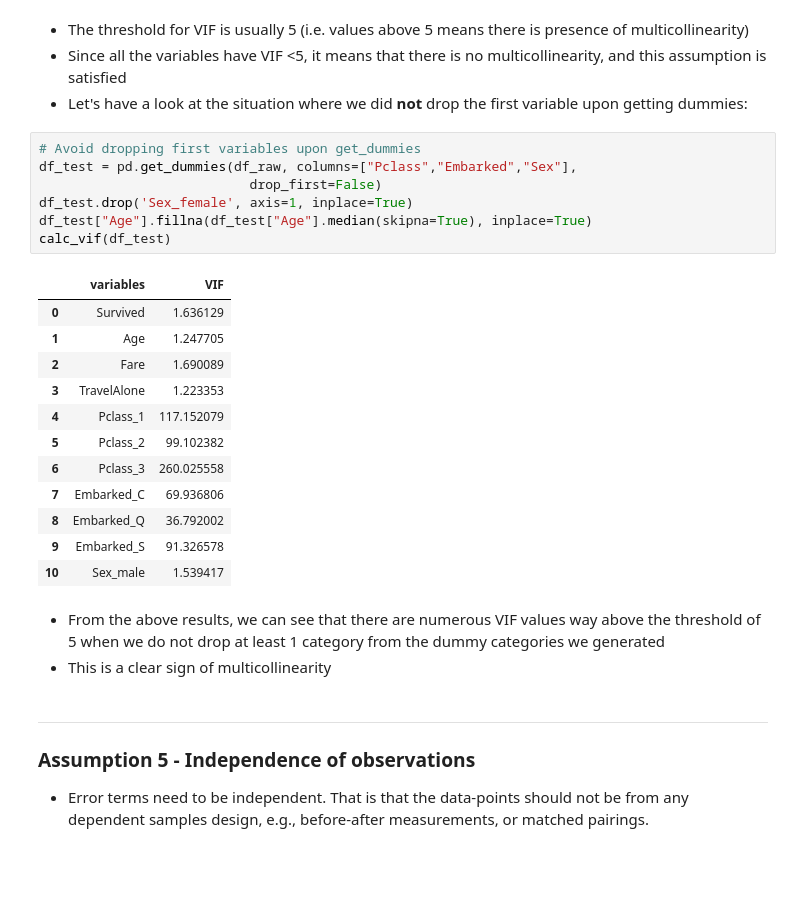
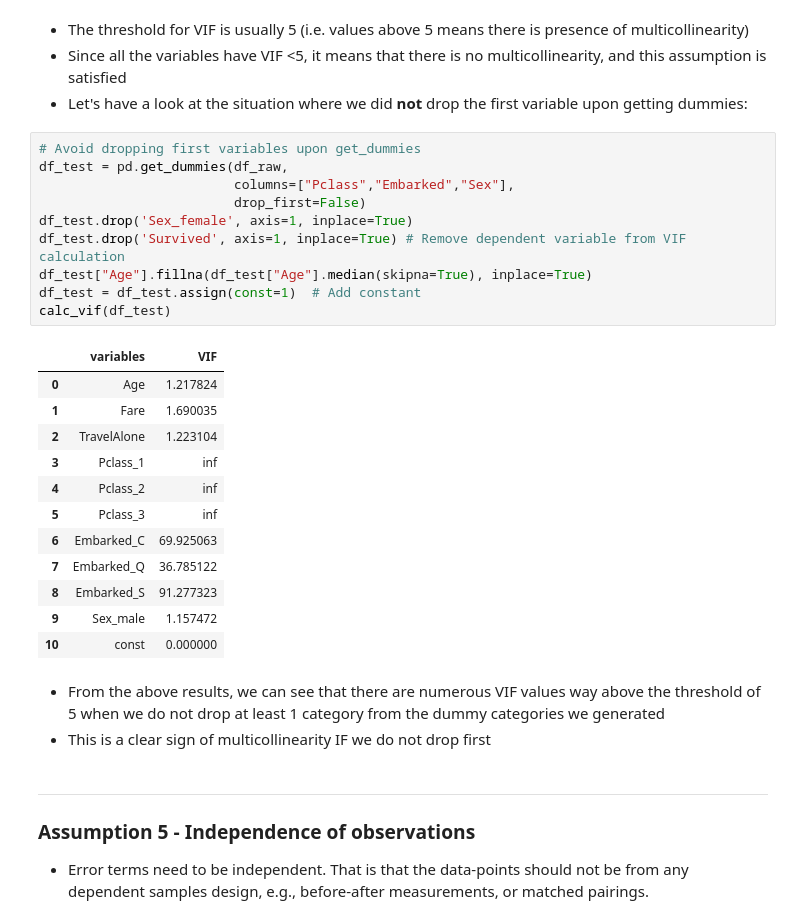
Before and after one commit to kennethleungty/Logistic-Regression-Assumptions, a Jupyter notebook: Logistic_Regression_Assumptions.ipynb, the cells around one changed output. Cells and saved outputs as stored; diff of their text form; blank space fills up the shorter version.

```diff
--- a/Logistic_Regression_Assumptions.ipynb
+++ b/Logistic_Regression_Assumptions.ipynb
@@ -396,27 +395,30 @@ calc_vif(df_titanic)
 - Let's have a look at the situation where we did **not** drop the first variable upon getting dummies:
 # %%
 # Avoid dropping first variables upon get_dummies
-df_test = pd.get_dummies(df_raw, columns=["Pclass","Embarked","Sex"],
-                           drop_first=False)
+df_test = pd.get_dummies(df_raw,
+                         columns=["Pclass","Embarked","Sex"],
+                         drop_first=False)
 df_test.drop('Sex_female', axis=1, inplace=True)
+df_test.drop('Survived', axis=1, inplace=True) # Remove dependent variable from VIF calculation
 df_test["Age"].fillna(df_test["Age"].median(skipna=True), inplace=True)
+df_test = df_test.assign(const=1)  # Add constant
 calc_vif(df_test)
 # %% [output]
 |  | variables | VIF |
-| 0 | Survived | 1.636129 |
-| 1 | Age | 1.247705 |
-| 2 | Fare | 1.690089 |
-| 3 | TravelAlone | 1.223353 |
-| 4 | Pclass_1 | 117.152079 |
-| 5 | Pclass_2 | 99.102382 |
-| 6 | Pclass_3 | 260.025558 |
-| 7 | Embarked_C | 69.936806 |
-| 8 | Embarked_Q | 36.792002 |
-| 9 | Embarked_S | 91.326578 |
-| 10 | Sex_male | 1.539417 |
+| 0 | Age | 1.217824 |
+| 1 | Fare | 1.690035 |
+| 2 | TravelAlone | 1.223104 |
+| 3 | Pclass_1 | inf |
+| 4 | Pclass_2 | inf |
+| 5 | Pclass_3 | inf |
+| 6 | Embarked_C | 69.925063 |
+| 7 | Embarked_Q | 36.785122 |
+| 8 | Embarked_S | 91.277323 |
+| 9 | Sex_male | 1.157472 |
+| 10 | const | 0.000000 |
 # %% [markdown]
 - From the above results, we can see that there are numerous VIF values way above the threshold of 5 when we do not drop at least 1 category from the dummy categories we generated
-- This is a clear sign of multicollinearity
+- This is a clear sign of multicollinearity IF we do not drop first
 # %% [markdown]
 ___
 <a name='assumption-independence'></a>
```
Also changed, not shown: parts of 29 cells of this notebook.
